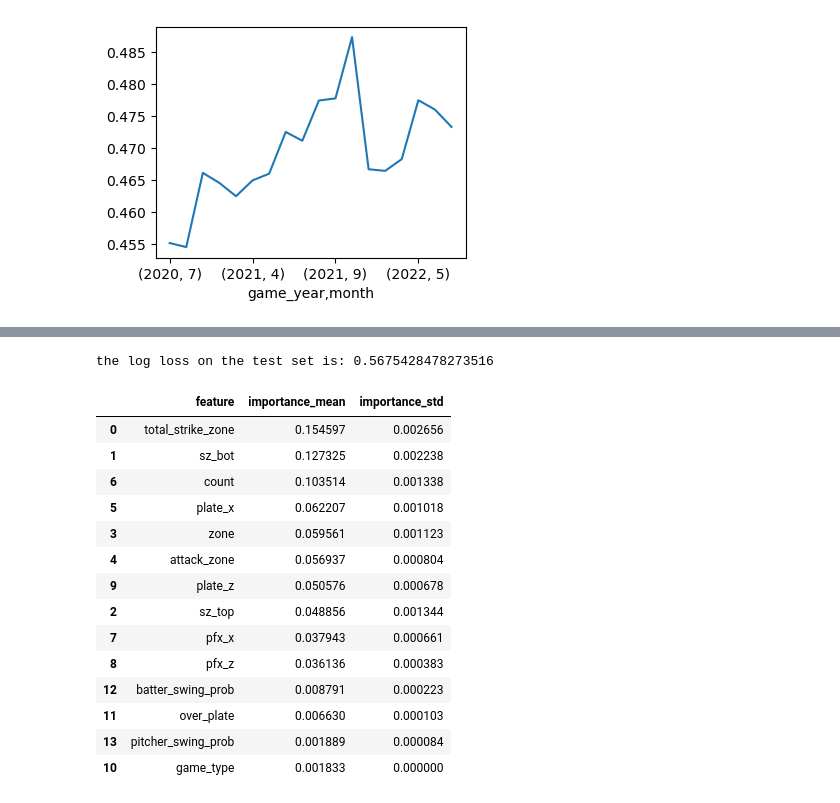
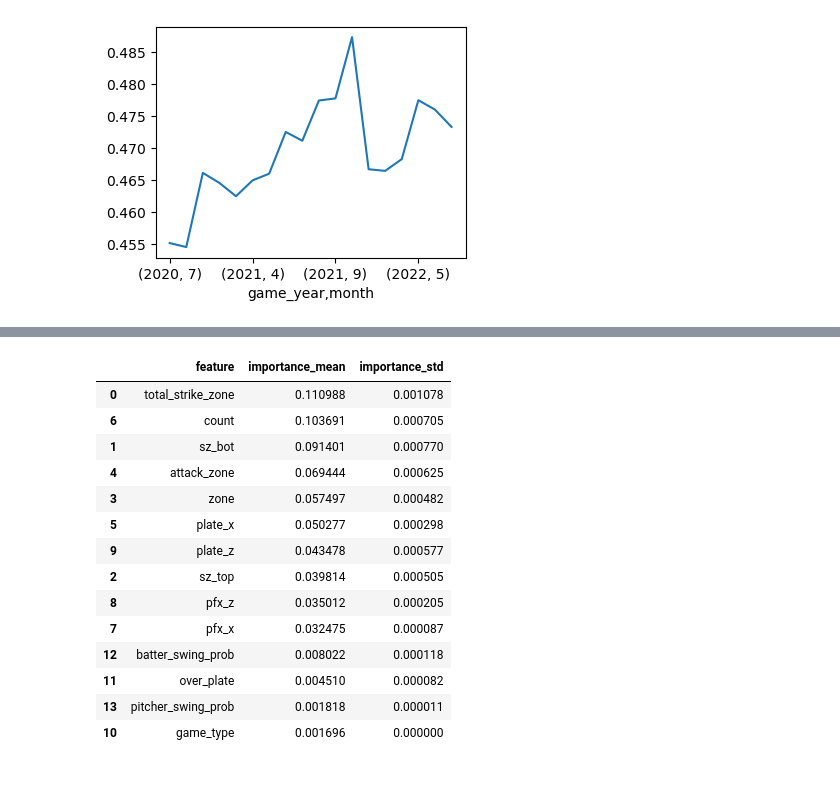
Before and after one commit to yaobviously/nick_wan_home_runs, a Jupyter notebook: nick_wan_swing.ipynb, the cells around one changed output, grey strips where cells are left out. Saved outputs shown, nothing was run; the diff lists cells and outputs as text; code cells hidden in the pictures.

```diff
--- a/nick_wan_swing.ipynb
+++ b/nick_wan_swing.ipynb
@@ -358,68 +419,58 @@ y_train, y_test = y.iloc[:eighty_perc].copy(), y.iloc[eighty_perc:].copy()
+# %%
+# originally done when optimizing only on the validation set
+best_params = study.best_params
+
+# a more robust study using crossvalidation
+another_best = study.best_params
 # %%
-cat_columns = X_train.select_dtypes(exclude='number').columns
-cat_indices = [X_train.columns.get_loc(col) for col in cat_columns]
+# now creating a lightgbm model with the optimized hyperparameters
 
-pipeline = Pipeline([
-    ('encoder', OrdinalEncoder(unknown_value=9999999, handle_unknown='use_encoded_value')),
-    ('model', HistGradientBoostingClassifier(learning_rate=0.1,
-                                             max_depth=6,
-                                             min_samples_leaf=4,
-                                             categorical_features=cat_indices,
-                                             scoring='neg_log_loss',
-                                             random_state=24))
-])
-
-# param_grid = {
-#     'model__max_iter': [50, 100, 300],
-# }
-
-# gridsearch = GridSearchCV(pipeline, param_grid=param_grid, cv=5)
-# gridsearch.fit(X_train, y_train)
-
-# print(gridsearch.best_params_)
-pipeline.fit(X_train, y_train)
-
-preds = pipeline.predict_proba(X_test)
-print("the log loss on the test set is:", log_loss(y_test, preds[:,1]))
+lgb_model = lgb.LGBMClassifier(**another_best)
+lgb_model = lgb_model.fit(
+    X_train[important_features],
+    y_train,
+    eval_set=[(X_test, y_test)],
+    categorical_feature=cat_indices,
+    early_stopping_rounds=55,
+    verbose=1
+)
-# %% [output]
-the log loss on the test set is: 0.5675428478273516
 # %%
 # calculating permutation importance using neg log loss on 20% of the dataset
 p = permutation_importance(
-    pipeline,
+    lgb_model,
     X_test[important_features], y_test,
     n_repeats=5,
     scoring='neg_log_loss',
-    max_samples=0.2,
+    max_samples=0.6,
     random_state=44
 )
 
 # converting the permutation importance results to a dataframe
 imp_df = (
     pd.DataFrame(
         {'feature' : X_test[important_features].columns,
          'importance_mean' : p['importances_mean'],
          'importance_std' : p['importances_std']})
 )
 
 # displaying the df sorted by the mean of importances
 imp_df.sort_values(by='importance_mean', ascending=False)
 # %% [output]
 |  | feature | importance_mean | importance_std |
-| 0 | total_strike_zone | 0.154597 | 0.002656 |
-| 1 | sz_bot | 0.127325 | 0.002238 |
-| 6 | count | 0.103514 | 0.001338 |
-| 5 | plate_x | 0.062207 | 0.001018 |
-| 3 | zone | 0.059561 | 0.001123 |
-| 4 | attack_zone | 0.056937 | 0.000804 |
-| 9 | plate_z | 0.050576 | 0.000678 |
-| 2 | sz_top | 0.048856 | 0.001344 |
-| 7 | pfx_x | 0.037943 | 0.000661 |
-| 8 | pfx_z | 0.036136 | 0.000383 |
-| 12 | batter_swing_prob | 0.008791 | 0.000223 |
-| 11 | over_plate | 0.006630 | 0.000103 |
-| 13 | pitcher_swing_prob | 0.001889 | 0.000084 |
-| 10 | game_type | 0.001833 | 0.000000 |
+| 0 | total_strike_zone | 0.110988 | 0.001078 |
+| 6 | count | 0.103691 | 0.000705 |
+| 1 | sz_bot | 0.091401 | 0.000770 |
+| 4 | attack_zone | 0.069444 | 0.000625 |
+| 3 | zone | 0.057497 | 0.000482 |
+| 5 | plate_x | 0.050277 | 0.000298 |
+| 9 | plate_z | 0.043478 | 0.000577 |
+| 2 | sz_top | 0.039814 | 0.000505 |
+| 8 | pfx_z | 0.035012 | 0.000205 |
+| 7 | pfx_x | 0.032475 | 0.000087 |
+| 12 | batter_swing_prob | 0.008022 | 0.000118 |
+| 11 | over_plate | 0.004510 | 0.000082 |
+| 13 | pitcher_swing_prob | 0.001818 | 0.000011 |
+| 10 | game_type | 0.001696 | 0.000000 |
 # %%
 sns.barplot(x='importance_mean',
             y='feature',
```
Also changed, not shown: parts of 22 cells of this notebook.
